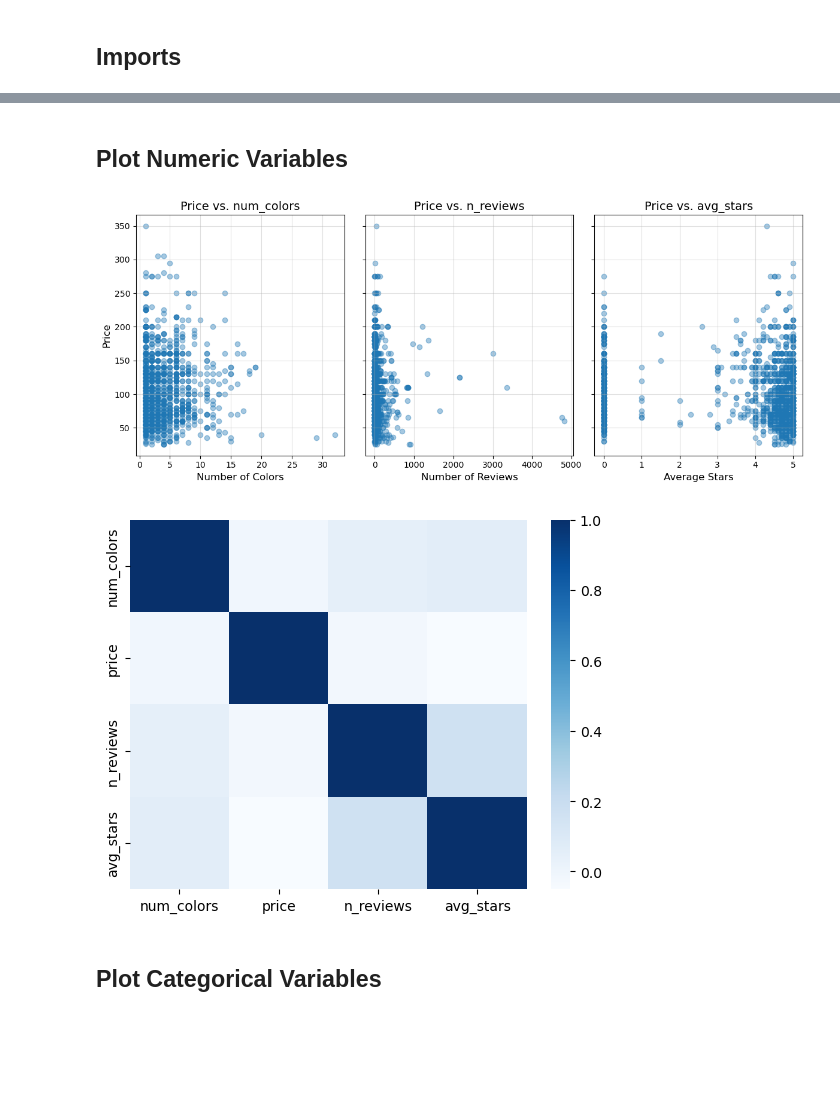
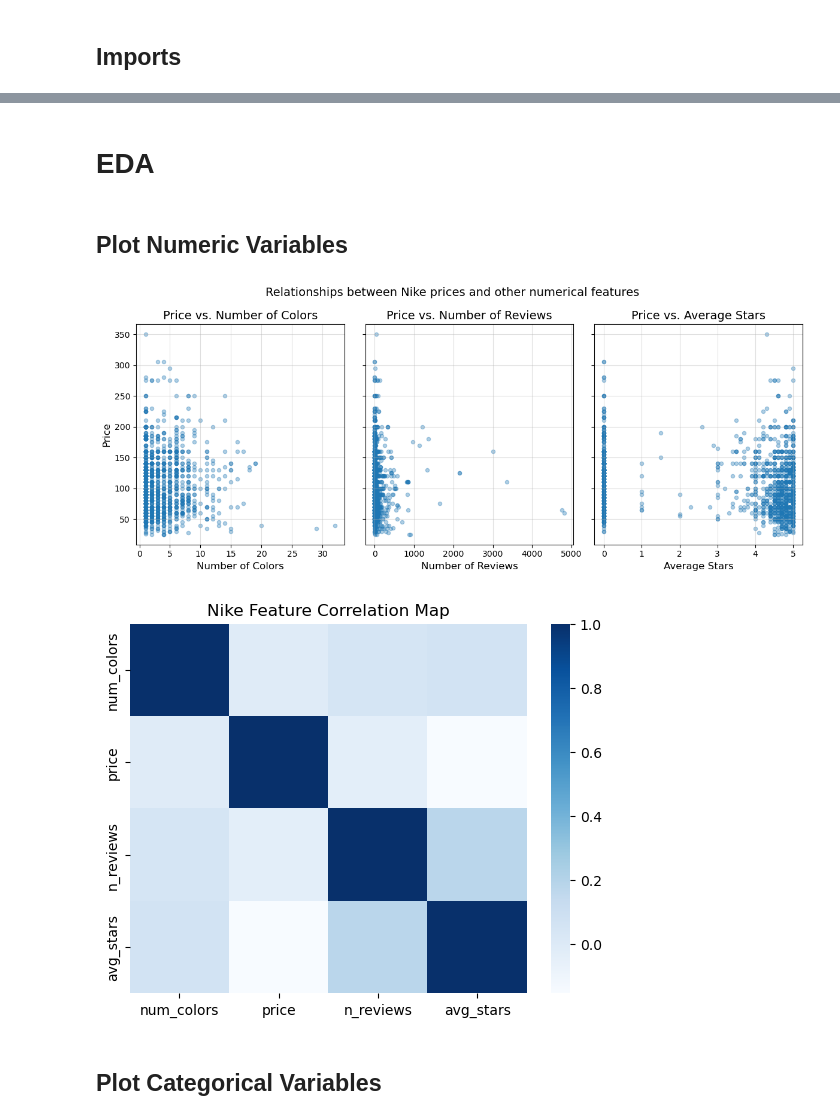
Before and after one commit to jasonkyungkim/nike_adidas_shoes, a Jupyter notebook: nike_eda.ipynb, the cells around one changed output, grey strips where cells are left out. Saved outputs shown, nothing was run; the diff lists cells and outputs as text; code cells hidden in the pictures; blank space fills up the shorter version.

```diff
--- a/nike_eda.ipynb
+++ b/nike_eda.ipynb
@@ -79,0 +77,3 @@ And, the first few rows of our data:
+# %%
+nike['n_reviews'].fillna(0, inplace = True)
+nike['avg_stars'].fillna(0, inplace = True)
@@ -79,0 +82,2 @@ And, the first few rows of our data:
+# %%
+nike = nike[~nike['title'].str.contains("gift card", na = False, case = False)]
@@ -79,0 +109,16 @@ And, the first few rows of our data:
+# %%
+# nike['category'] = nike['subtitle']
+# nike = nike.replace({'category' : { "Men's Shoe(s){0,1}": "Men's",
+#                                    "Women's Shoe(s){0,1}": "Women's",
+#                                    "Big Kids' Shoes" : "Kids'",
+#                                    "Little Kids' Shoes": "Kids",
+#                                    "Baby/Toddler Shoes": "Infant's"}}, regex = True)
+
+nike.loc[nike['subtitle'].str.contains("Men's", na = False, case = True), 'category'] = "Men's"
+nike.loc[nike['subtitle'].str.contains("Women's", na = False, case = True), 'category'] = "Women's"
+nike.loc[nike['subtitle'].str.contains("Kids", na = False, regex = True), 'category'] = "Kids"
+nike.loc[nike['subtitle'].str.contains("toddler", na = False, case = False), 'category'] = "Infant's"
+nike['category'].fillna("Men's", inplace = True)
+
+categories = nike['category'].value_counts(normalize = True)
+categories
@@ -80,2 +195,4 @@ And, the first few rows of our data:
+# %% [markdown]
+# EDA
 # %% [markdown]
 ## Plot Numeric Variables
@@ -85,38 +199,34 @@ nike['num_colors'] = nike['num_colors'].str.replace(' Colors','').str.replace('
 # %%
-fig, axes = plt.subplots(1, 3, sharey=True, figsize=(12, 5))
+fig, axes = plt.subplots(1, 3, sharey = True, figsize = (12, 5))
 
 fontsize = 14
 
 cols = ["num_colors", "n_reviews", "avg_stars"]
 title_vs_text = ["num_colors", "n_reviews", "avg_stars"]
 xlabels = ["Number of Colors", "Number of Reviews", "Average Stars"]
 
 for i, (ax, col, title_vs, xlabel) in enumerate(
-    zip(axes, cols, title_vs_text, xlabels)
-):
+    zip(axes, cols, title_vs_text, xlabels)):
 
-    ax.scatter(nike[col], nike["price"], alpha=0.4)
-    ax.set_title(
-        f"Price vs. {title_vs}",
-        fontsize=fontsize,
-    )
+    ax.scatter(nike[col], nike["price"], alpha = 0.35, s = 20)
+    ax.set_title(f"Price vs. {xlabel}", fontsize = fontsize)
     ax.set_xlabel(xlabel, fontsize=fontsize-2)
-    ax.set_ylabel(
-        "Price" if i==0 else None,
-        fontsize=fontsize-2
-    )
-    ax.grid(":", alpha=0.4)
+    ax.set_ylabel("Price" if i==0 else None, fontsize = fontsize - 2)
+    ax.grid(":", alpha = 0.4)
 
+plt.suptitle("Relationships between Nike prices and other numerical features",
+             fontsize = fontsize)
 plt.tight_layout()
 # %% [output]
-[figure, old version]
+[figure, new version]
 # %%
-cor = nike.drop('Unnamed: 0', axis=1).corr()
+cor = nike.corr()
 
-sns.heatmap(cor, cmap='Blues')
+sns.heatmap(cor, cmap = 'Blues')
+plt.title("Nike Feature Correlation Map")
 plt.show()
 # %% [output]
-[figure, old version]
+[figure, new version]
 # %% [markdown]
 ## Plot Categorical Variables
 # %%
```
Also changed, not shown: parts of 14 cells of this notebook, 1 other file.
